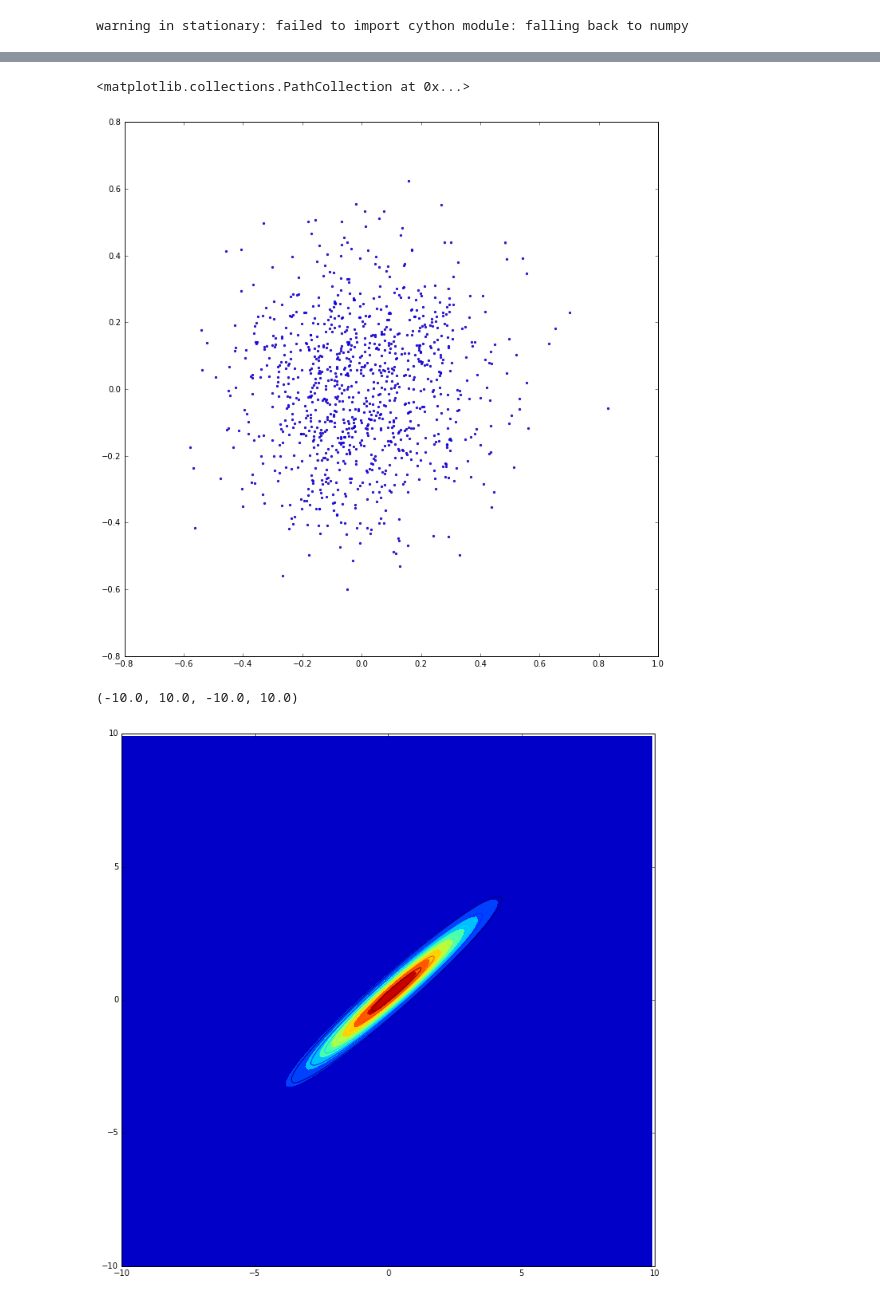
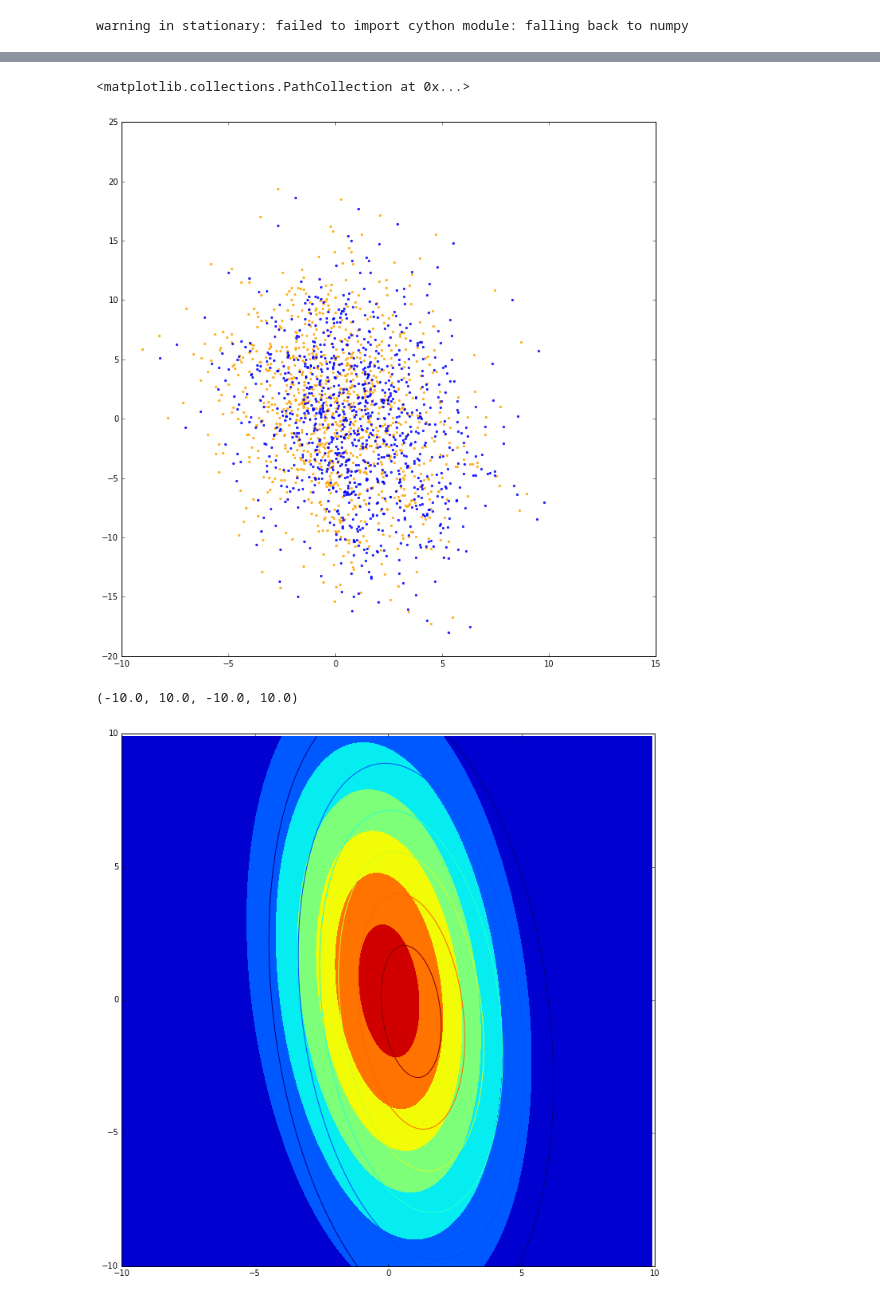
Before and after one commit to lionfish0/dp, a Jupyter notebook: Improved Bound Constraint differing across domain.ipynb, the cells around one changed output, grey strips where cells are left out. Saved outputs shown, nothing was run; the diff lists cells and outputs as text; code cells hidden in the pictures.

```diff
--- a/Improved Bound Constraint differing across domain.ipynb
+++ b/Improved Bound Constraint differing across domain.ipynb
@@ -640,10 +640,10 @@ warning in stationary: failed to import cython module: falling back to numpy
 def k(x1,x2,l):
     return np.exp(-.5 * (x1-x2)**2/l**2)
 # %%
-tests = np.arange(-5,15,0.2) #np.array([0,1,3])
-train = np.arange(0,5,0.1) #np.array([0,2])
+tests = np.array([0,0.5,1]) #np.arange(-5,15,1.0)
+train = np.array([0,0.2]) #np.arange(0,5,1.0)
 l = 1.0
-sigma = 1.0
+sigma = 0.1
 delta = 0.01
 eps = 1.0
 
@@ -684,13 +684,24 @@ for it in range(len(train)):
     #    print "Skip"
 #cov += np.eye(len(tests))*0.01 ###TODO DECIDE IF THIS IS OK?
 
+#cov = np.eye(cov.shape[0])
 np.set_printoptions(suppress=True,precision=3)
 import scipy
 halfcov = np.real(scipy.linalg.sqrtm(cov))
 invhalfcov = np.linalg.inv(halfcov)
 assert np.sum(np.dot(halfcov,halfcov)-cov)<0.0001
 
-inner = np.dot(invhalfcov, np.max(cloak,1))
+#WRONG MATHS!
+#inner = np.dot(invhalfcov, np.max(cloak,1))
+#Delta = np.sqrt(np.sum(inner**2))
+####
+
+#cloak is a matrix which shows effect of every training point on every test point
+#so the columns of M^-.5 x cloak are the results of   M^-.5 (v_D - v_D')   for each training input
+#we therefore need to find ||.||_2 of each column, and then find the maximum (note, could swap order of sqrt and max, to save compute)
+inner = np.dot(invhalfcov,cloak)
+Delta = np.max(np.sqrt(np.sum(inner**2,0)))
+
 if False:
     print "COV"
     print cov
@@ -703,7 +714,6 @@ if False:
     print "inner part of norm_2"
     print inner #inside 2-norm
 
-Delta = np.sqrt(np.sum(inner**2))
 
 c = np.sqrt(2*np.log(2/delta))
 
@@ -768,28 +771,28 @@ mu_shift = np.dot(Kstar,np.dot(np.linalg.inv(K),y))
 plt.scatter((mu_shift+samps)[:,0],(mu_shift+samps)[:,1],marker='.',color='b',alpha=0.8)
 # %% [output]
 <matplotlib.collections.PathCollection at 0x...>
-[figure, old version]
+[figure, new version]
 # %%
 import matplotlib.pyplot as plt
 %matplotlib inline
 
 plt.figure(figsize=[12,12])
 from scipy.stats import multivariate_normal
 stepsize = 0.1
 histwidth = 10
 x, y = np.mgrid[-histwidth:histwidth:stepsize, -histwidth:histwidth:stepsize]
 pos = np.empty(x.shape + (2,))
 pos[:, :, 0] = x; pos[:, :, 1] = y
-N = 25
+N = 0
 rv_sample = multivariate_normal(mu[N:N+2], sampcov[N:N+2,N:N+2])
 p = rv_sample.pdf(pos)
 plt.contourf(x, y, p)
 plt.axis('equal')
 rv_sample_prime = multivariate_normal(mu_shift[N:N+2], sampcov[N:N+2,N:N+2])
 q = rv_sample_prime.pdf(pos)
 plt.contour(x, y, q)
 plt.axis('equal')
 # %% [output]
 (-10.0, 10.0, -10.0, 10.0)
-[figure, old version]
+[figure, new version]
 # %%
```
Also changed, not shown: parts of 10 cells of this notebook.
